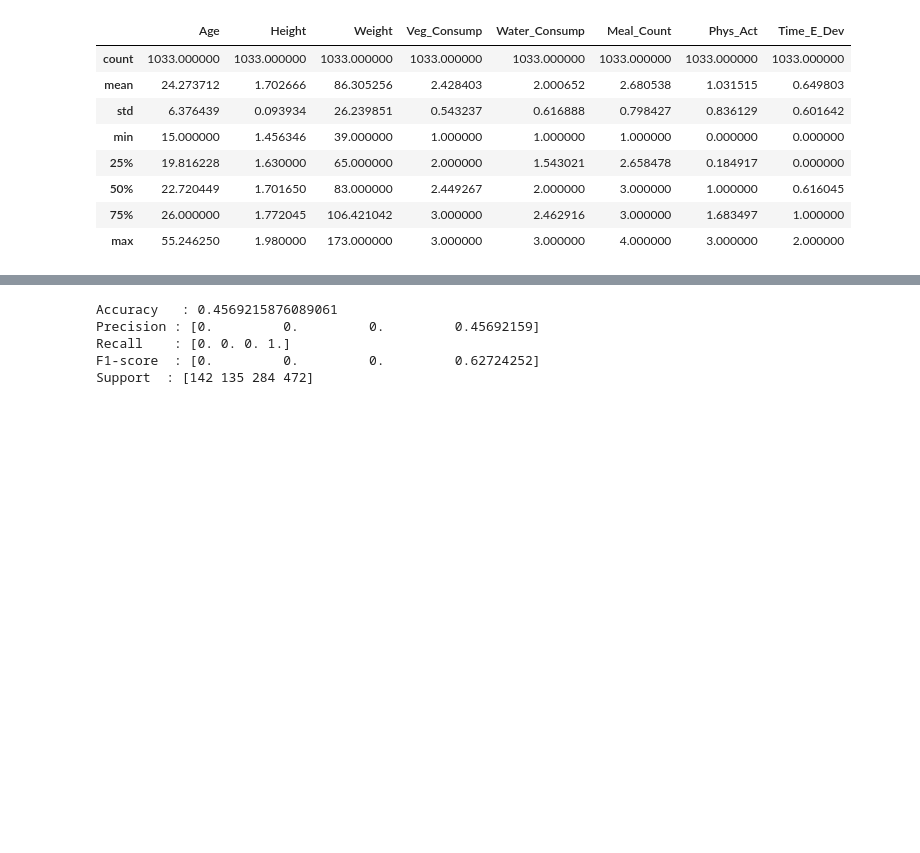
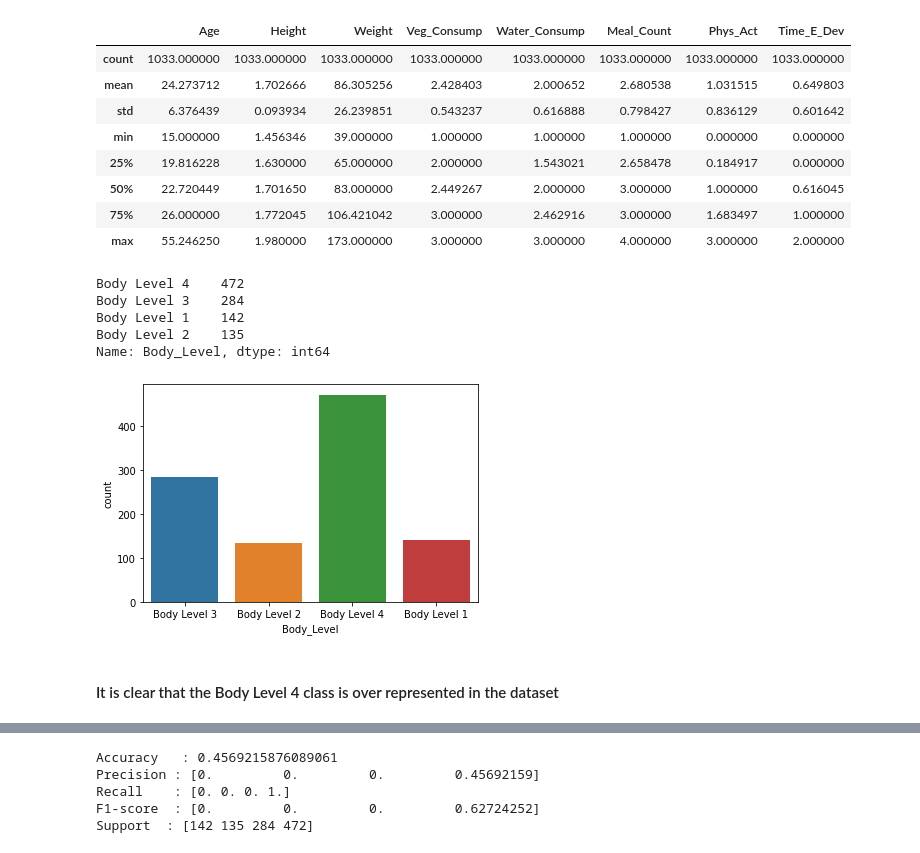
Before and after one commit to AhmadJamal01/Body-Level-Classification, a Jupyter notebook: analyze_data.ipynb, the cells around one changed output, grey strips where cells are left out. Saved outputs shown, nothing was run; the diff lists cells and outputs as text; code cells hidden in the pictures; blank space fills up the shorter version.

```diff
--- a/analyze_data.ipynb
+++ b/analyze_data.ipynb
@@ -58,3 +58,16 @@ df.describe()
 | 50% | 22.720449 | 1.701650 | 83.000000 | 2.449267 | 2.000000 | 3.000000 | 1.000000 | 0.616045 |
 | 75% | 26.000000 | 1.772045 | 106.421042 | 3.000000 | 2.462916 | 3.000000 | 1.683497 | 1.000000 |
 | max | 55.246250 | 1.980000 | 173.000000 | 3.000000 | 3.000000 | 4.000000 | 3.000000 | 2.000000 |
+# %%
+# Showing the distribution of the target variable.
+sns.countplot(x='Body_Level', data=df)
+df['Body_Level'].value_counts()
+# %% [output]
+Body Level 4    472
+Body Level 3    284
+Body Level 1    142
+Body Level 2    135
+Name: Body_Level, dtype: int64
+[figure, added]
+# %% [markdown]
+#### It is clear that the Body Level 4 class is over represented in the dataset
```
Also changed, not shown: parts of 5 cells of this notebook.
